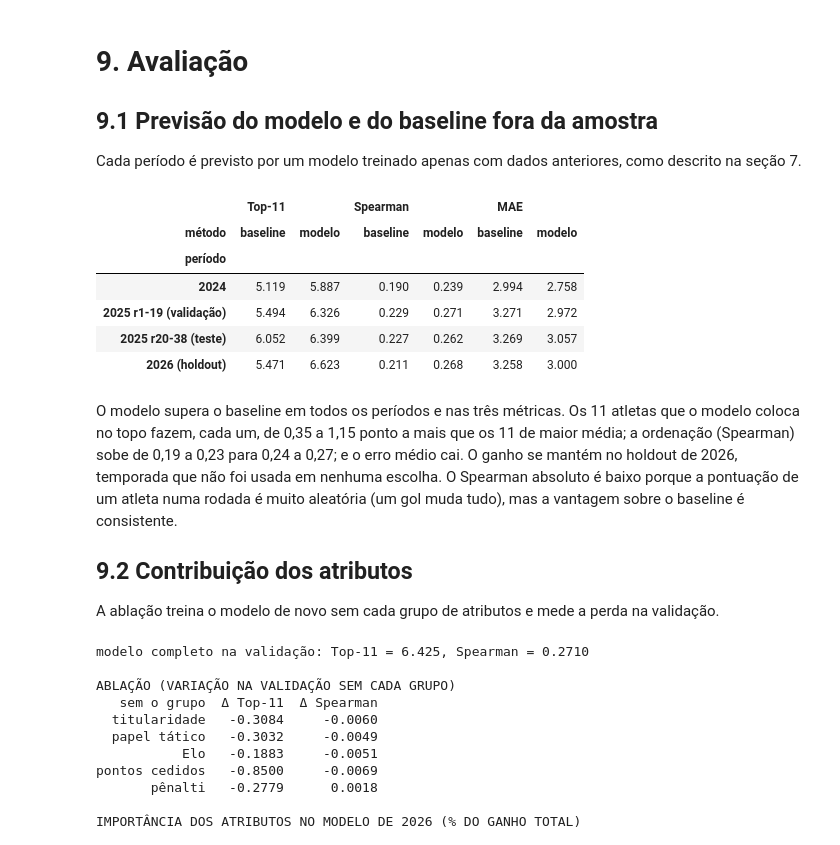
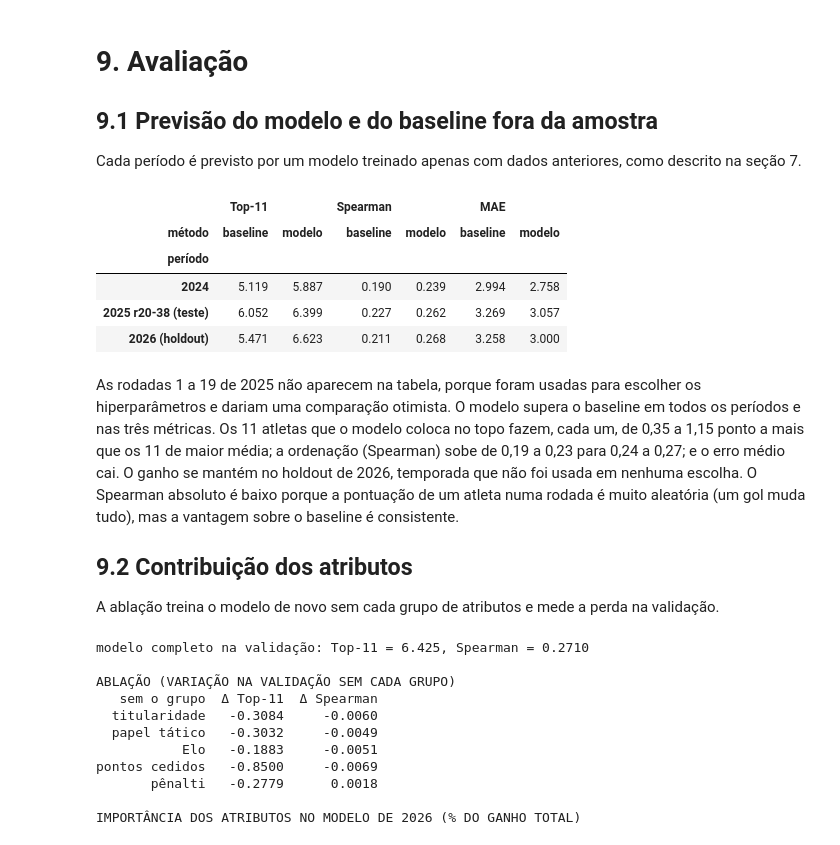
Before and after one commit to S0breira/Machine-Learning-for-Fantasy-Football-Predicting-Player-Scores-and-Optimizing-Lineups-in-Cartola-FC, a Jupyter notebook: notebook/cartola_fc_ml.ipynb, the cells around one changed output. Saved outputs shown, nothing was run; the diff lists cells and outputs as text; code cells hidden in the pictures.

```diff
--- a/notebook/cartola_fc_ml.ipynb
+++ b/notebook/cartola_fc_ml.ipynb
@@ -1742,39 +1742,40 @@ periodos = [
     ("2025 r1-19 (validação)", c["ano"] <= 2024, (c["ano"] == 2025) & (c["rodada"] <= 19)),
     ("2025 r20-38 (teste)", (c["ano"] <= 2024) | ((c["ano"] == 2025) & (c["rodada"] <= 19)),
      (c["ano"] == 2025) & (c["rodada"] >= 20)),
     ("2026 (holdout)", c["ano"] <= 2025, c["ano"] == 2026),
 ]
 
 partes, metricas = [], []
 for nome, treina, preve in periodos:
     #Treina só com o passado e prevê o período
     m = treinar(c[treina], params, COLS, queda, int(arvores * 1.1))
     d = c[preve].copy()
     d["pred"] = m.predict(X(d, COLS))
     partes.append(d[["ano", "rodada", "atleta_id", "pred"]])
 
     #Avalia o modelo e o baseline no mesmo período
     for metodo, col in [("modelo", "pred"), ("baseline", "prev_media")]:
         metricas.append({"período": nome, "método": metodo, **avaliar(d, col)})
 
 #O último modelo treinado é o de 2026
 modelo_2026 = m
 prev = pd.concat(partes, ignore_index=True)
 prev.to_pickle(os.path.join(PROC, "previsoes_final.pkl"))
 metricas = pd.DataFrame(metricas)
 
 
-metricas.pivot(index="período", columns="método", values=["Top-11", "Spearman", "MAE"]).reindex([p[0] for p in periodos]).round(3)
+#A validação foi usada para escolher os hiperparâmetros, então não entra na comparação
+comparar = [p[0] for p in periodos if "validação" not in p[0]]
+metricas.pivot(index="período", columns="método", values=["Top-11", "Spearman", "MAE"]).reindex(comparar).round(3)
 # %% [output]
 |  | Top-11 |  | Spearman |  | MAE |  |
 | método | baseline | modelo | baseline | modelo | baseline | modelo |
 | período |  |  |  |  |  |  |
 | 2024 | 5.119 | 5.887 | 0.190 | 0.239 | 2.994 | 2.758 |
-| 2025 r1-19 (validação) | 5.494 | 6.326 | 0.229 | 0.271 | 3.271 | 2.972 |
 | 2025 r20-38 (teste) | 6.052 | 6.399 | 0.227 | 0.262 | 3.269 | 3.057 |
 | 2026 (holdout) | 5.471 | 6.623 | 0.211 | 0.268 | 3.258 | 3.000 |
 # %% [markdown]
-O modelo supera o baseline em todos os períodos e nas três métricas. Os 11 atletas que o modelo coloca no topo fazem, cada um, de 0,35 a 1,15 ponto a mais que os 11 de maior média; a ordenação (Spearman) sobe de 0,19 a 0,23 para 0,24 a 0,27; e o erro médio cai. O ganho se mantém no holdout de 2026, temporada que não foi usada em nenhuma escolha. O Spearman absoluto é baixo porque a pontuação de um atleta numa rodada é muito aleatória (um gol muda tudo), mas a vantagem sobre o baseline é consistente.
+As rodadas 1 a 19 de 2025 não aparecem na tabela, porque foram usadas para escolher os hiperparâmetros e dariam uma comparação otimista. O modelo supera o baseline em todos os períodos e nas três métricas. Os 11 atletas que o modelo coloca no topo fazem, cada um, de 0,35 a 1,15 ponto a mais que os 11 de maior média; a ordenação (Spearman) sobe de 0,19 a 0,23 para 0,24 a 0,27; e o erro médio cai. O ganho se mantém no holdout de 2026, temporada que não foi usada em nenhuma escolha. O Spearman absoluto é baixo porque a pontuação de um atleta numa rodada é muito aleatória (um gol muda tudo), mas a vantagem sobre o baseline é consistente.
 
 ## 9.2 Contribuição dos atributos
 A ablação treina o modelo de novo sem cada grupo de atributos e mede a perda na validação.
```
Also changed, not shown: parts of 5 cells of this notebook, 1 other file.
